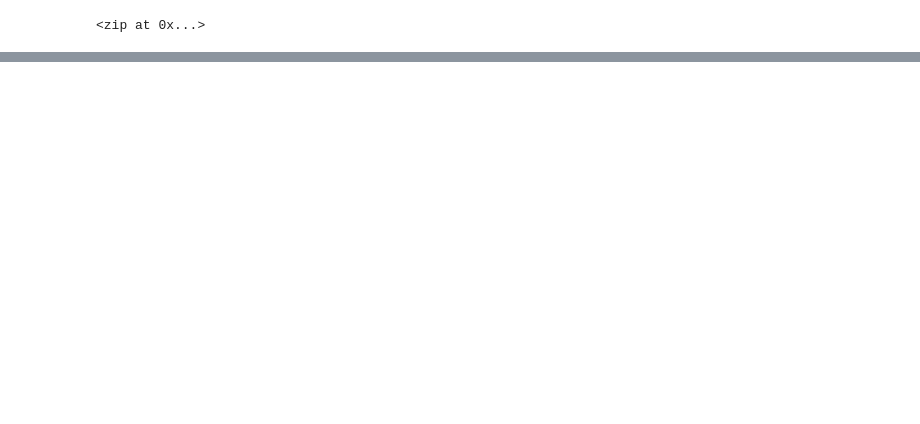
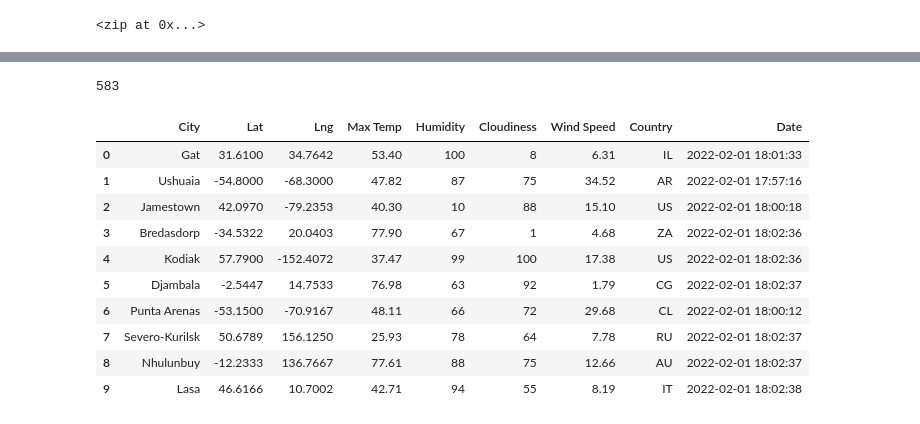
Before and after one commit to RachelRautenberg/World_Weather_Analysis, a Jupyter notebook: WeatherPy.ipynb, the cells around one changed output, grey strips where cells are left out. Cells and saved outputs as stored; diff of their text form; code cells hidden in the pictures; blank space fills up the shorter version.

```diff
--- a/WeatherPy.ipynb
+++ b/WeatherPy.ipynb
@@ -39,0 +45,21 @@ len(cities)
+# %%
+# Import the API key
+from config import weather_api_key
+
+# starting URL for Weather Map API Call
+url = "http://api.openweathermap.org/data/2.5/weather?units=Imperial&appid=" + weather_api_key
+
+# Import the datetime module from the datetime library
+import time
+from datetime import datetime
+# %%
+# Create an empty list to hold the weather data
+city_data = []
+
+# Print the beginning of the logging
+print("Beginning Data Retrieval          ")
+print("------------------------          ")
+
+# Create counters
+record_count = 1
+set_count = 1
@@ -39,0 +143,20 @@ len(cities)
+# %%
+len(city_data)
+# %% [output]
+583
+# %%
+# Convert the array of dictionaries to a Pandas DataFrame
+city_data_df = pd.DataFrame(city_data)
+city_data_df.head(10)
+# %% [output]
+|  | City | Lat | Lng | Max Temp | Humidity | Cloudiness | Wind Speed | Country | Date |
+| 0 | Gat | 31.6100 | 34.7642 | 53.40 | 100 | 8 | 6.31 | IL | 2022-02-01 18:01:33 |
+| 1 | Ushuaia | -54.8000 | -68.3000 | 47.82 | 87 | 75 | 34.52 | AR | 2022-02-01 17:57:16 |
+| 2 | Jamestown | 42.0970 | -79.2353 | 40.30 | 10 | 88 | 15.10 | US | 2022-02-01 18:00:18 |
+| 3 | Bredasdorp | -34.5322 | 20.0403 | 77.90 | 67 | 1 | 4.68 | ZA | 2022-02-01 18:02:36 |
+| 4 | Kodiak | 57.7900 | -152.4072 | 37.47 | 99 | 100 | 17.38 | US | 2022-02-01 18:02:36 |
+| 5 | Djambala | -2.5447 | 14.7533 | 76.98 | 63 | 92 | 1.79 | CG | 2022-02-01 18:02:37 |
+| 6 | Punta Arenas | -53.1500 | -70.9167 | 48.11 | 66 | 72 | 29.68 | CL | 2022-02-01 18:00:12 |
+| 7 | Severo-Kurilsk | 50.6789 | 156.1250 | 25.93 | 78 | 64 | 7.78 | RU | 2022-02-01 18:02:37 |
+| 8 | Nhulunbuy | -12.2333 | 136.7667 | 77.61 | 88 | 75 | 12.66 | AU | 2022-02-01 18:02:37 |
+| 9 | Lasa | 46.6166 | 10.7002 | 42.71 | 94 | 55 | 8.19 | IT | 2022-02-01 18:02:38 |
```
Also changed, not shown: parts of 9 cells of this notebook, 3 other files.
